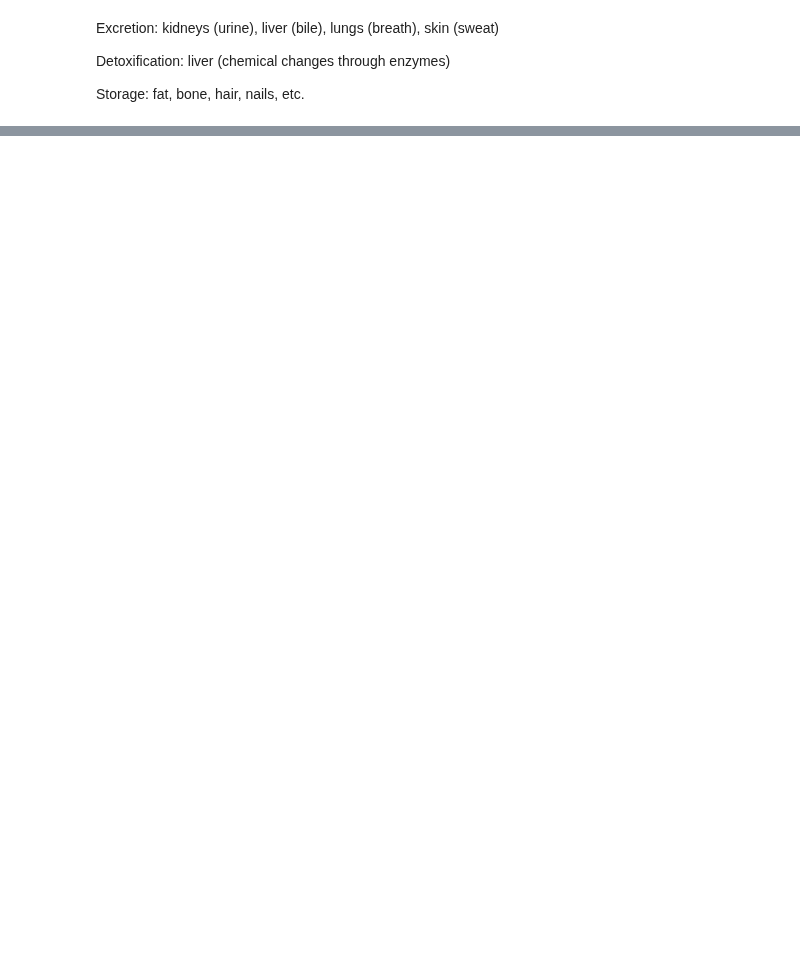
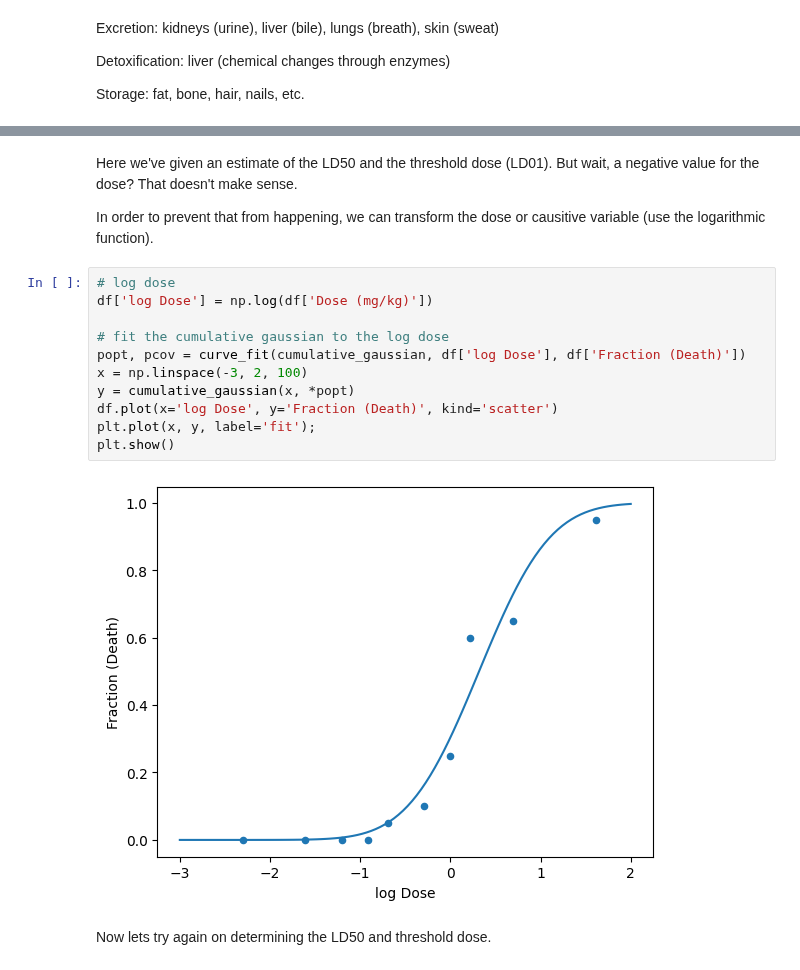
Before and after one commit to clint-bg/safetyinjc, a Jupyter notebook: _build/jupyter_execute/physical/14-Toxicity.ipynb, the cells around one changed output, grey strips where cells are left out. Saved outputs shown, nothing was run; the diff lists cells and outputs as text; blank space fills up the shorter version.

```diff
--- a/_build/jupyter_execute/physical/14-Toxicity.ipynb
+++ b/_build/jupyter_execute/physical/14-Toxicity.ipynb
@@ -46,0 +137,19 @@ Storage: fat, bone, hair, nails, etc.
+# %% [markdown]
+Here we've given an estimate of the LD50 and the threshold dose (LD01). But wait, a negative value for the dose? That doesn't make sense.
+
+In order to prevent that from happening, we can transform the dose or causitive variable (use the logarithmic function).
+# %%
+# log dose
+df['log Dose'] = np.log(df['Dose (mg/kg)'])
+
+# fit the cumulative gaussian to the log dose
+popt, pcov = curve_fit(cumulative_gaussian, df['log Dose'], df['Fraction (Death)'])
+x = np.linspace(-3, 2, 100)
+y = cumulative_gaussian(x, *popt)
+df.plot(x='log Dose', y='Fraction (Death)', kind='scatter')
+plt.plot(x, y, label='fit');
+plt.show()
+# %% [output]
+[figure, added]
+# %% [markdown]
+Now lets try again on determining the LD50 and threshold dose.
```
Also changed, not shown: parts of 31 cells of this notebook, 44 other files.
